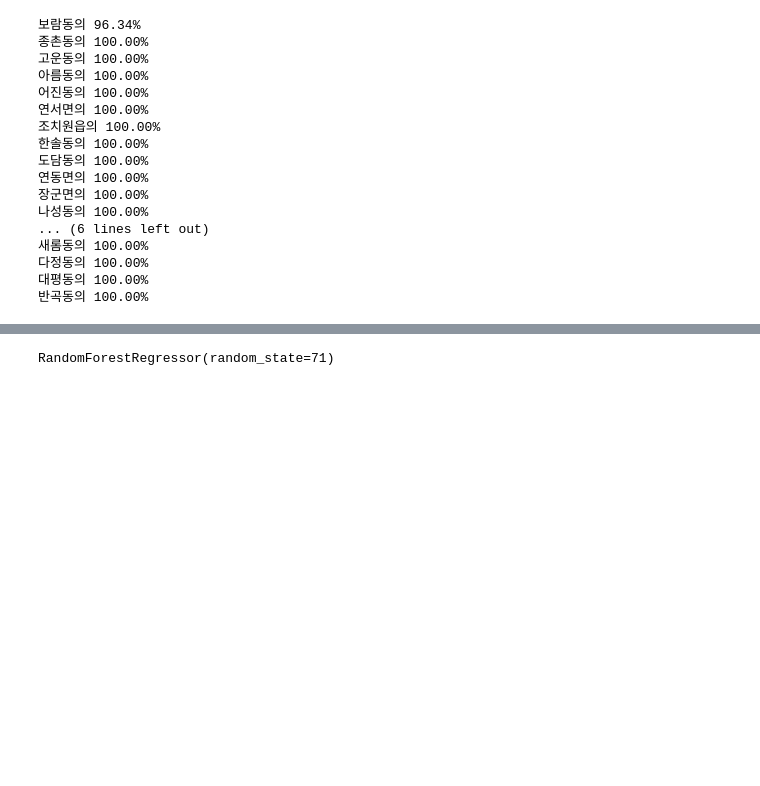
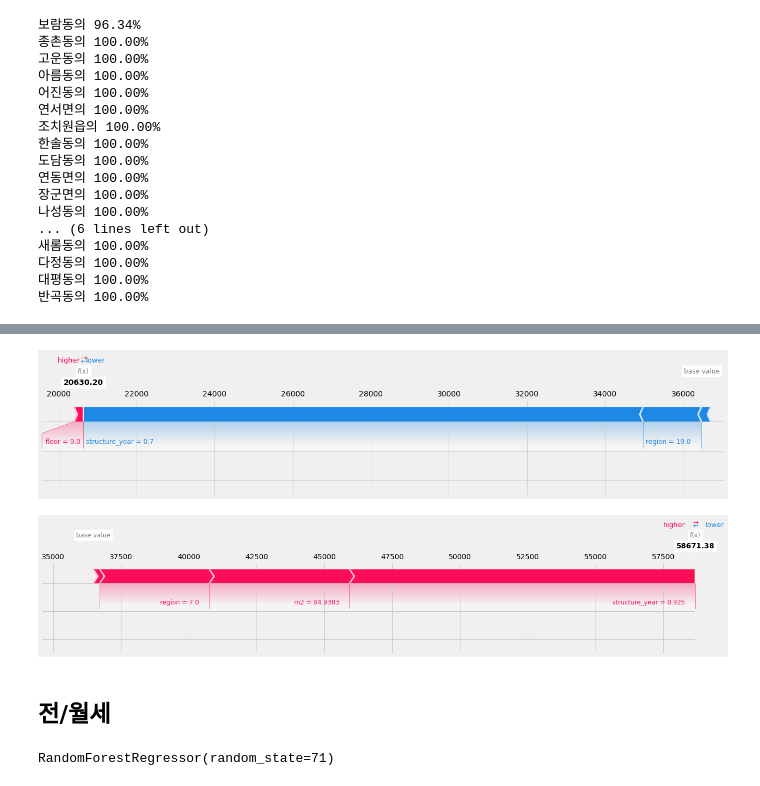
Before and after one commit to 98hyun/DACON, a Jupyter notebook: [세종시_주택시장_특성분석]/주택.ipynb, the cells around one changed output, grey strips where cells are left out. Cells and saved outputs as stored; diff of their text form; code cells hidden in the pictures; blank space fills up the shorter version.

```diff
--- a/[세종시_주택시장_특성분석]/주택.ipynb
+++ b/[세종시_주택시장_특성분석]/주택.ipynb
@@ -753,0 +757,5 @@ model=RandomForestRegressor(random_state=71)
+# %%
+%%time
+
+explainer = shap.TreeExplainer(model)
+shap_values = explainer.shap_values(X_val)
@@ -753,0 +800,13 @@ model=RandomForestRegressor(random_state=71)
+# %%
+# 3번 row의 건축년도가 가격을 많이 낮췄고, 지역도 한몫한다. 즉, 조치원읍에서 건축년도가 0.7*40+1980 (2008)인 아파트는 가격이 낮음을 알수있다.
+shap.force_plot(explainer.expected_value,shap_values[3,:],X_val.iloc[3,:],matplotlib=True)
+# 9번 row의 건축년도 2017년가 가장 영향을 많이 끼쳤고, 그 뒤로 전용면적과 지역이 한몫했다는것을 알 수 있다.
+shap.force_plot(explainer.expected_value,shap_values[9,:],X_val.iloc[9,:],matplotlib=True)
+
+# 이건 단순히 model의 행동을 설명하기에 2017~2020까지의 세종시 아파트 데이터로만 훈련을 해서 여기에 맞춰질 수 있다.
+# 없는데이터는 없는 데이터대로 했기 때문이다. 그래서 보람동의 신축 아파트가 전용면적도 높으면 가격이 높을 수 있다는 짐작은 할 수 있다.
+# %% [output]
+[figure, added]
+[figure, added]
+# %% [markdown]
+## 전/월세
```
Also changed, not shown: parts of 27 cells of this notebook.
